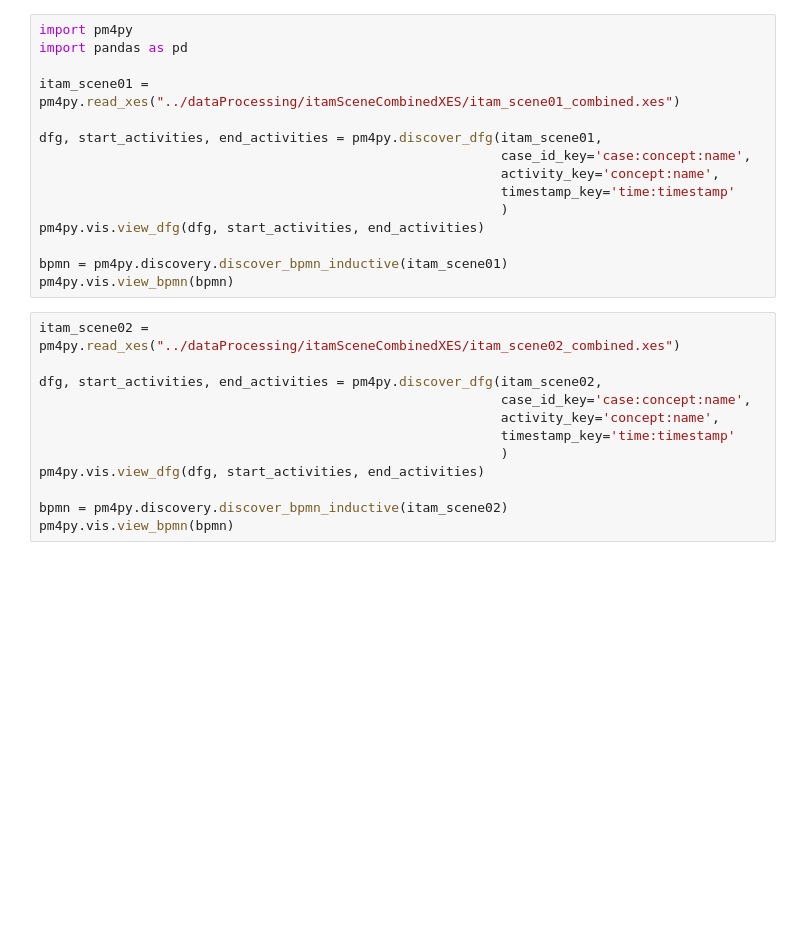
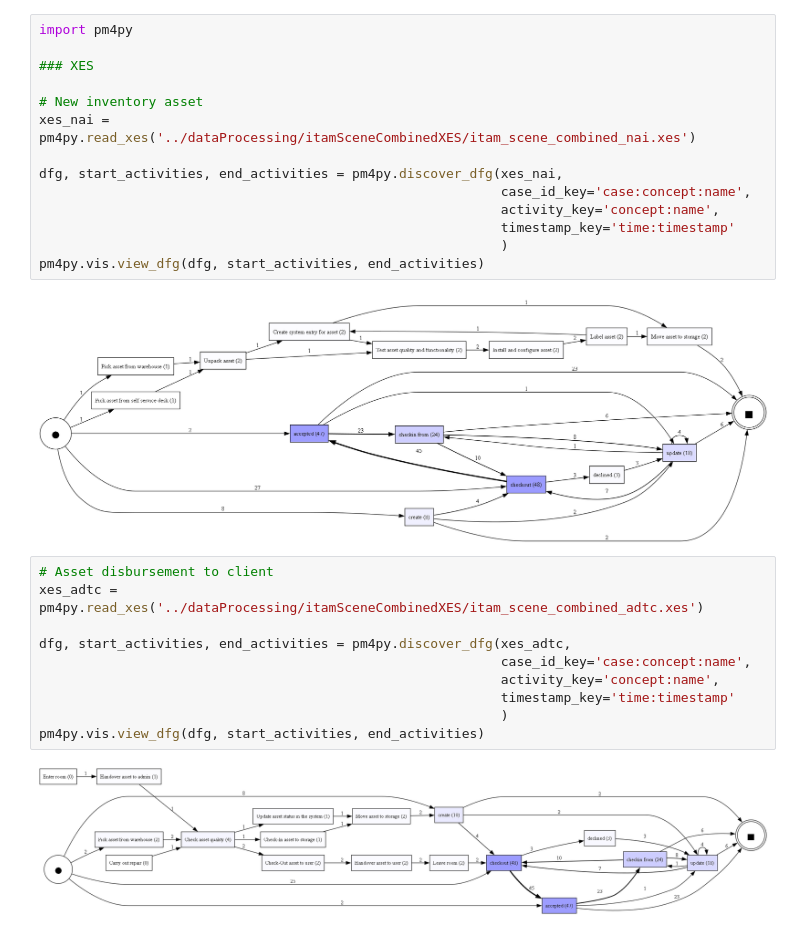
Before and after one commit to dzungtr274/processIntelligenceThema5, a Jupyter notebook: dataProcessing/frage_2_visualize_itam_scene_combined.ipynb, the cells around one changed output. Cells and saved outputs as stored; diff of their text form; blank space fills up the shorter version.

Commit message:
test first visuals of merged file(s)

```diff
--- a/dataProcessing/frage_2_visualize_itam_scene_combined.ipynb
+++ b/dataProcessing/frage_2_visualize_itam_scene_combined.ipynb
@@ -1,28 +1,29 @@
 # %%
 import pm4py
-import pandas as pd
 
-itam_scene01 = pm4py.read_xes("../dataProcessing/itamSceneCombinedXES/itam_scene01_combined.xes")
+### XES
 
-dfg, start_activities, end_activities = pm4py.discover_dfg(itam_scene01,
+# New inventory asset
+xes_nai = pm4py.read_xes('../dataProcessing/itamSceneCombinedXES/itam_scene_combined_nai.xes')
+
+dfg, start_activities, end_activities = pm4py.discover_dfg(xes_nai,
                                                            case_id_key='case:concept:name',
                                                            activity_key='concept:name',
                                                            timestamp_key='time:timestamp'
                                                            )
 pm4py.vis.view_dfg(dfg, start_activities, end_activities)
-
-bpmn = pm4py.discovery.discover_bpmn_inductive(itam_scene01)
-pm4py.vis.view_bpmn(bpmn)
+# %% [output]
+[figure, added]
 # %%
-itam_scene02 = pm4py.read_xes("../dataProcessing/itamSceneCombinedXES/itam_scene02_combined.xes")
+# Asset disbursement to client
+xes_adtc = pm4py.read_xes('../dataProcessing/itamSceneCombinedXES/itam_scene_combined_adtc.xes')
 
-dfg, start_activities, end_activities = pm4py.discover_dfg(itam_scene02,
+dfg, start_activities, end_activities = pm4py.discover_dfg(xes_adtc,
                                                            case_id_key='case:concept:name',
                                                            activity_key='concept:name',
                                                            timestamp_key='time:timestamp'
                                                            )
 pm4py.vis.view_dfg(dfg, start_activities, end_activities)
-
-bpmn = pm4py.discovery.discover_bpmn_inductive(itam_scene02)
-pm4py.vis.view_bpmn(bpmn)
+# %% [output]
+[figure, added]
 # %%
```
Also changed, not shown: parts of 13 cells of this notebook.
